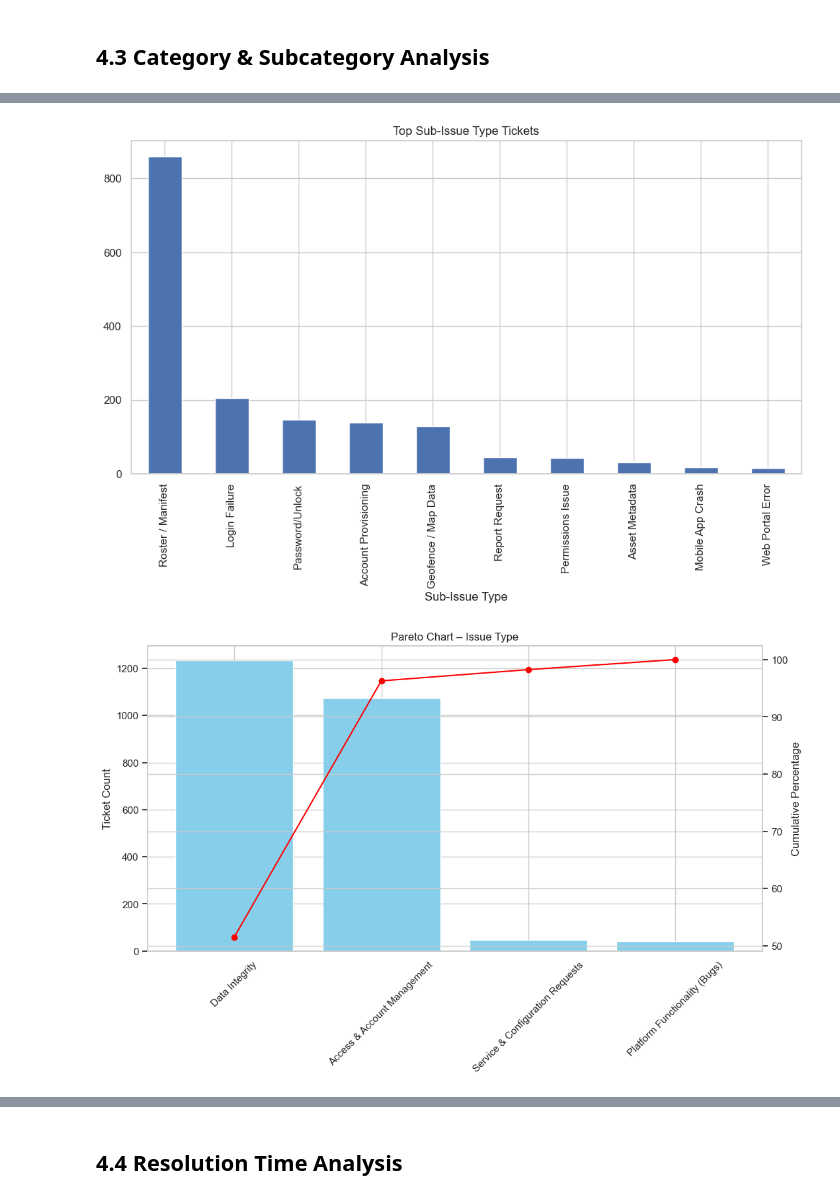
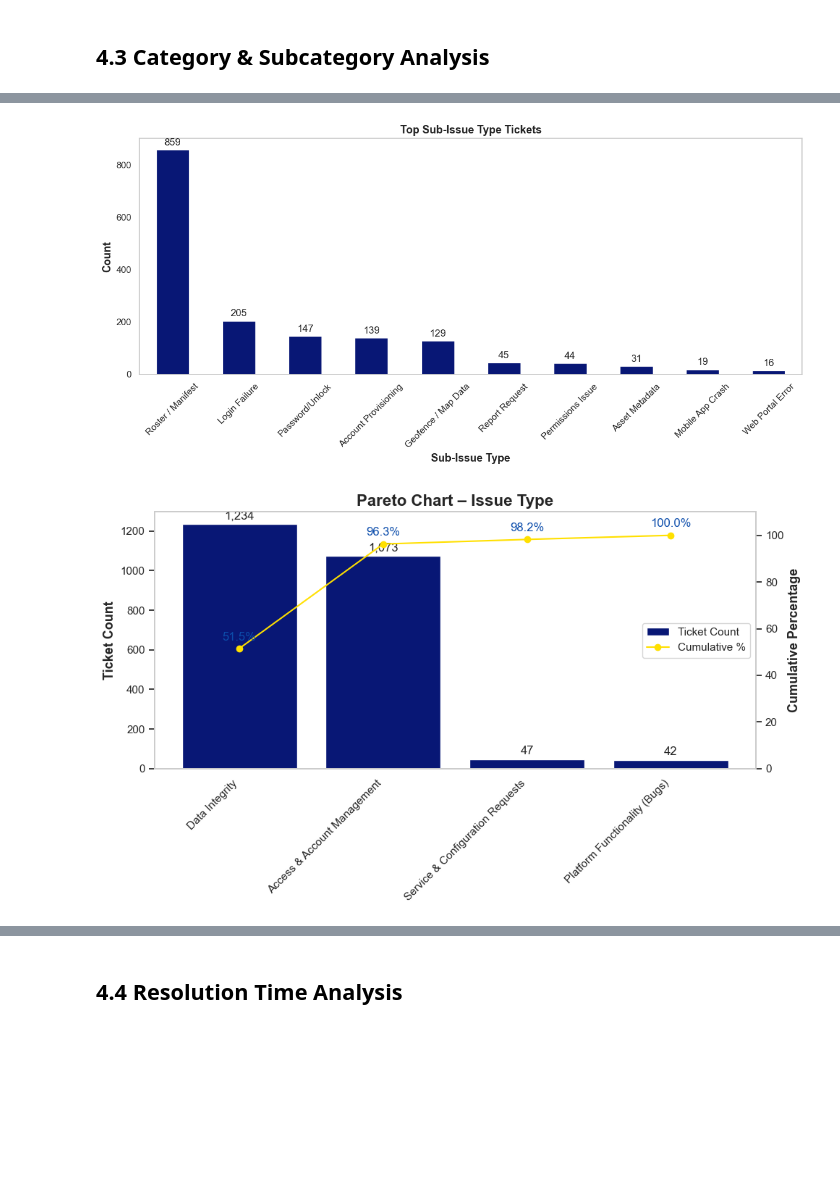
Before and after one commit to bmmartinez1993/data-analytics-portafolio, a Jupyter notebook: Python-Projects/IT-Helpdesk-EDA/notebooks/IT_Helpdesk_EDA.ipynb, the cells around one changed output, grey strips where cells are left out. Saved outputs shown, nothing was run; the diff lists cells and outputs as text; code cells hidden in the pictures; blank space fills up the shorter version.

```diff
--- a/Python-Projects/IT-Helpdesk-EDA/notebooks/IT_Helpdesk_EDA.ipynb
+++ b/Python-Projects/IT-Helpdesk-EDA/notebooks/IT_Helpdesk_EDA.ipynb
@@ -15,7 +15,7 @@ plt.rcParams['figure.figsize'] = (12, 6)
 # %% [markdown]
 ## 1. Load the Dataset
 # %%
-df = pd.read_excel(r"C:/Users/brand/OneDrive/IT-Helpdesk-Data/Raw_Data_Leena_AI_Jan_Dec_2025_FINAL_ENRICHED.xlsx")  # update path
+df = pd.read_excel(r"C:/Users/BrandoManuelMartinez/OneDrive - Beacon Mobility Corporation/Documents/Data Raw - Leena/Raw_Data_Leena_AI_Jan_Dec_2025_FINAL_ENRICHED.xlsx")  # update path
 df.head()
 # %% [output]
 |  | Ticket Id | Priority | Category | Sub Category | Description | Last Comment | Status | Created On | ... |
@@ -180,25 +270,77 @@ plt.show()
 # %%
-df['Sub-Issue Type'].value_counts().head(10).plot(kind='bar')
-plt.title('Top Sub-Issue Type Tickets')
+counts = df['Sub-Issue Type'].value_counts().head(10)
+
+ax = counts.plot(kind='bar', color='#081775', rot=45)
+
+# Add labels on top of each bar
+bars = ax.containers[0]
+ax.bar_label(bars, padding=3)  # small gap above bars
+
+ax.set_title('Top Sub-Issue Type Tickets',fontsize=13,fontweight='bold')
+ax.set_xlabel('Sub-Issue Type',fontsize=13,fontweight='bold')
+ax.set_ylabel('Count',fontsize=13,fontweight='bold')
+
+#No Background grid
+ax.grid(False)
+plt.xticks(fontsize=11)
+plt.yticks(fontsize=11)
+plt.tight_layout()
 plt.show()
 # %% [output]
-[figure, old version]
+[figure, new version]
 # %%
+# Data (already sorted because value_counts returns descending)
 issue_type_counts = df['Issue Type'].value_counts()
 cum_percentage = issue_type_counts.cumsum() / issue_type_counts.sum() * 100
 
-fig, ax1 = plt.subplots()
+# X positions for bars/points
+x = range(len(issue_type_counts))
 
-ax1.bar(issue_type_counts.index, issue_type_counts.values, color='skyblue')
-ax1.set_ylabel('Ticket Count')
-ax1.set_xticklabels(issue_type_counts.index, rotation=45)
+fig, ax1 = plt.subplots(figsize=(10, 6))
 
+# --- Bars (counts) ---
+bars = ax1.bar(x, issue_type_counts.values, color='#081775', label='Ticket Count')
+
+# Add count labels on top of each bar (with thousands separators)
+ax1.bar_label(bars, labels=[f"{v:,.0f}" for v in issue_type_counts.values], padding=3)
+
+ax1.set_ylabel('Ticket Count',fontsize=13,fontweight='bold')
+ax1.set_xticks(x)
+ax1.set_xticklabels(issue_type_counts.index, rotation=45, ha='right')
+
+# Optional grid for readability
+ax1.grid(axis='y', linestyle='--', alpha=0.4)
+
+# --- Line (cumulative %) on a twin axis ---
 ax2 = ax1.twinx()
-ax2.plot(issue_type_counts.index, cum_percentage, color='red', marker='o')
-ax2.set_ylabel('Cumulative Percentage')
+line = ax2.plot(x, cum_percentage.values, color='#FFE000', marker='o', label='Cumulative %')
 
-plt.title('Pareto Chart – Issue Type')
+# Format right axis as percentage
+ax2.set_ylabel('Cumulative Percentage',fontsize=13,fontweight='bold')
+ax2.set_ylim(0, 110)  # a little headroom above 100%
+ax2.set_yticks([0, 20, 40, 60, 80, 100])
+
+# Add percentage labels near each point
+for xi, yi in zip(x, cum_percentage.values):
+    ax2.annotate(f"{yi:.1f}%", xy=(xi, yi), xytext=(0, 6),
+                 textcoords='offset points', ha='center', va='bottom', color='#0D4EAC')
+
+# Title and layout
+plt.title('Pareto Chart – Issue Type',fontsize=16,fontweight='bold')
+fig.tight_layout()
+
+# Optional combined legend
+# Create a single legend combining bar and line handles
+handles = [bars, line[0]]
+labels = ['Ticket Count', 'Cumulative %']
+ax1.legend(handles, labels, loc='center right')
+
+#No Background grid
+ax1.grid(False)
+ax2.grid(False)
+plt.xticks(fontsize=11)
+plt.yticks(fontsize=11)
 plt.show()
 # %% [output]
-[figure, old version]
+[figure, new version]
 # %%
```
Also changed, not shown: parts of 12 cells of this notebook.
